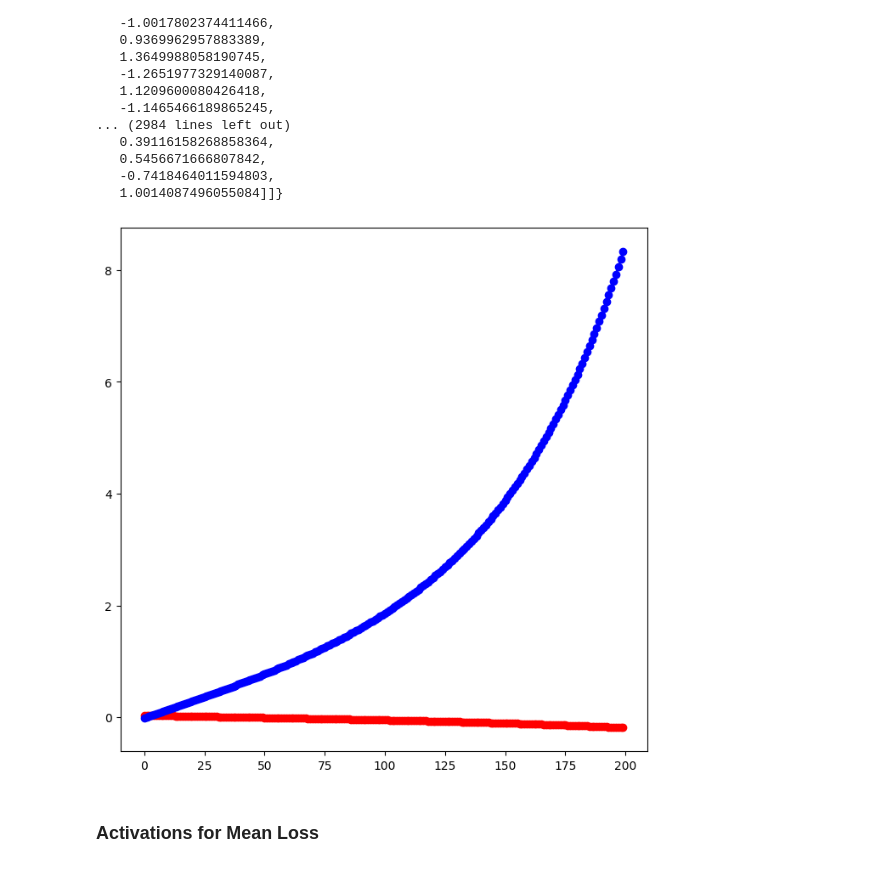
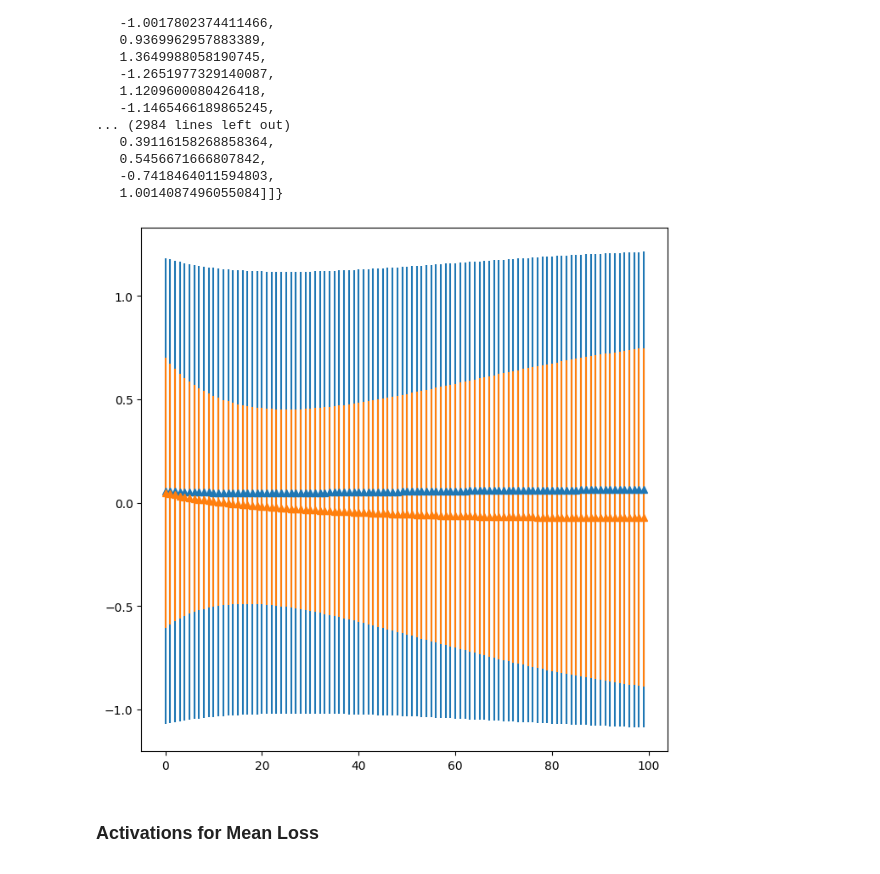
Before and after one commit to AndrewstheBuilder/FromScratch_NeuralNetworks, a Jupyter notebook: MultiLayerPerceptron_FromScratch.ipynb, the cells around one changed output. Drawn from its saved outputs; the diff is of its cells as text; code cells hidden in the pictures.

```diff
--- a/MultiLayerPerceptron_FromScratch.ipynb
+++ b/MultiLayerPerceptron_FromScratch.ipynb
@@ -1070,7 +1074,7 @@ Count minus ones 5
 # Parameter Initialization
 np.random.seed(1)
 lr = 0.01
-iterations = 200
+iterations = 100
 
 layers = [2,1]
 mlp = MLP(2, layers)
@@ -1084,15 +1088,18 @@ for k in range(iterations):
   # forward prop
   scores = list(map(mlp, train_x))
 
-  # loss (actual - expected)
-  losses = [(yi-scorei) for yi, scorei in zip(train_y, scores)]
-  data_loss = sum(losses) * (1.0 / len(losses))
-  total_loss = data_loss
+  # Mean Error (ME) loss (actual - expected)
+  # losses = [(yi-scorei) for yi, scorei in zip(train_y, scores)]
+  # data_loss = sum(losses) * (1.0 / len(losses))
 
   # loss MSE
-  # losses = [(yi-scorei)**2 for yi, scorei in zip(train_y, scores)]
-  # data_loss = sum(losses) * (1.0 / len(losses))
-  # total_loss = data_loss
+  losses = [(yi-scorei)**2 for yi, scorei in zip(train_y, scores)]
+  data_loss = sum(losses) * (1.0 / len(losses))
+
+  # L2-Regularization
+  alpha = 1e-4
+  reg_loss = alpha * sum((p*p for p in mlp.parameters()))
+  total_loss = data_loss + reg_loss
 
   accuracy = [(yi > 0) == (scorei.data > 0) for yi, scorei in zip(train_y, scores)]
 
@@ -1158,22 +1159,26 @@ iteration_activations
 # %%
 # activations for mean loss
 iteration_activations
-layer_act_across_time = {}
+layer_act = {}
+layer_act_stddev = {}
 for i in range(iterations):
    layer_activations = iteration_activations.get('Iteration '+str(i+1))
    for l in range(len(layers)):
-    if(layer_act_across_time.get('Layer '+str(l+1)) != None):
-      layer_act_across_time['Layer '+str(l+1)].append(statistics.mean(layer_activations[l]))
+    if(layer_act.get('Layer '+str(l+1)) != None):
+      layer_act['Layer '+str(l+1)].append(statistics.mean(layer_activations[l]))
+      layer_act_stddev['Layer '+str(l+1)].append(statistics.stdev(layer_activations[l]))
     else:
-      layer_act_across_time['Layer '+str(l+1)] = [statistics.mean(layer_activations[l])]
-layer_act_across_time
+      layer_act['Layer '+str(l+1)] = [statistics.mean(layer_activations[l])]
+      layer_act_stddev['Layer '+str(l+1)] = [statistics.stdev(layer_activations[l])]
+layer_act
 
 plt.figure(figsize=(8,8))
 colors = ['red','blue']
 for l in range(len(layers)):
-  plt.plot(layer_act_across_time['Layer '+str(l+1)], label='Layer '+str(l+1), color=colors[l], marker='o')
+  # print(statistics.mean(layer_act_across_time['Layer '+str(l+1)]))
+  plt.errorbar(x=np.linspace(0,iterations-1,iterations),y=layer_act['Layer '+str(l+1)],yerr=layer_act_stddev['Layer '+str(l+1)], linestyle='None', marker='^')
 # %% [output]
-[figure, old version]
+[figure, new version]
 # %% [markdown]
 ### Activations for Mean Loss
 ![Untitled.png](embedded-picture-1)
```
Also changed, not shown: parts of 5 cells of this notebook.
